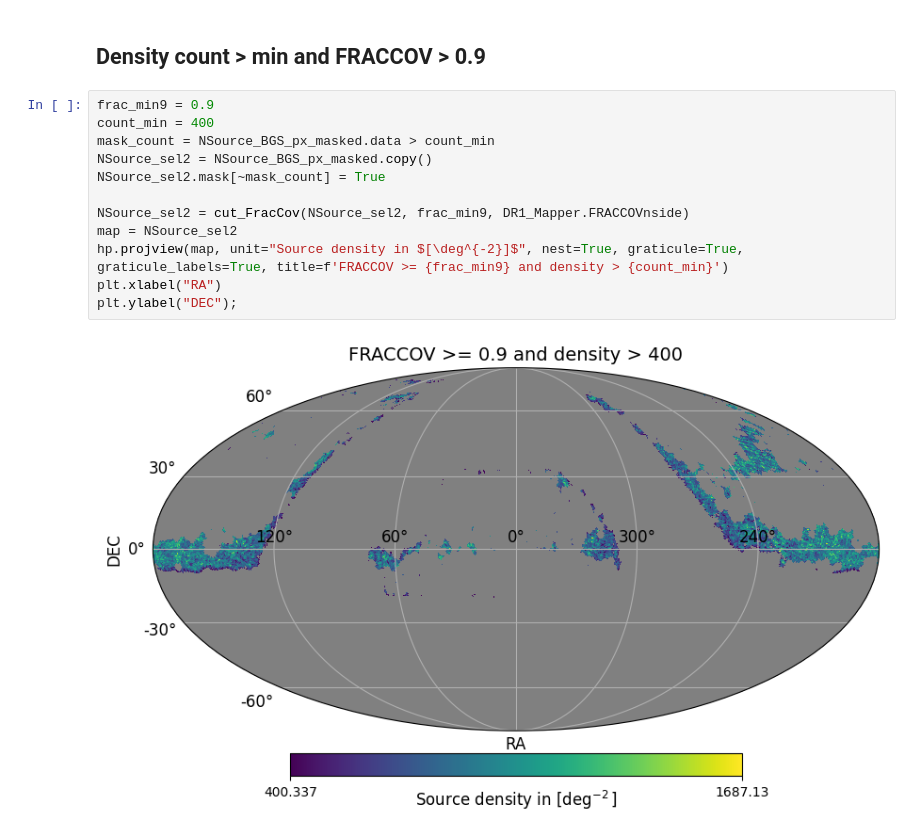
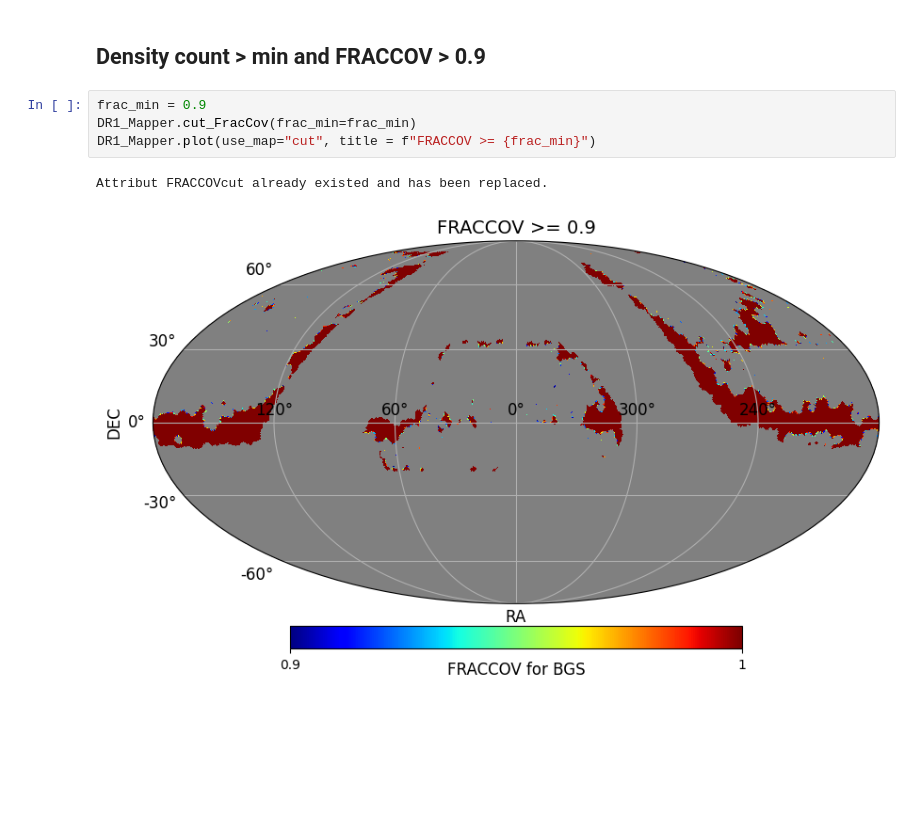
Before and after one commit to johannct/M2_Stage_Code, a Jupyter notebook: DESI BGS FRACCOV.ipynb, the cells around one changed output. Drawn from its saved outputs; the diff is of its cells as text; blank space fills up the shorter version.

```diff
--- a/DESI BGS FRACCOV.ipynb
+++ b/DESI BGS FRACCOV.ipynb
@@ -286,17 +191,10 @@ m
 [figure]
 # %% [markdown]
 ## Density count > min and FRACCOV > 0.9
-# %%
-frac_min9 = 0.9
-count_min = 400
-mask_count = NSource_BGS_px_masked.data > count_min
-NSource_sel2 = NSource_BGS_px_masked.copy()
-NSource_sel2.mask[~mask_count] = True
-
-NSource_sel2 = cut_FracCov(NSource_sel2, frac_min9, DR1_Mapper.FRACCOVnside)
-map = NSource_sel2
-hp.projview(map, unit="Source density in $[\deg^{-2}]$", nest=True, graticule=True, graticule_labels=True, title=f'FRACCOV >= {frac_min9} and density > {count_min}')
-plt.xlabel("RA")
-plt.ylabel("DEC");
-# %% [output]
-[figure, removed]
+# %%
+frac_min = 0.9
+DR1_Mapper.cut_FracCov(frac_min=frac_min)
+DR1_Mapper.plot(use_map="cut", title = f"FRACCOV >= {frac_min}")
+# %% [output]
+Attribut FRACCOVcut already existed and has been replaced.
+[figure, added]
```
Also changed, not shown: parts of 13 cells of this notebook, 1 other file.
